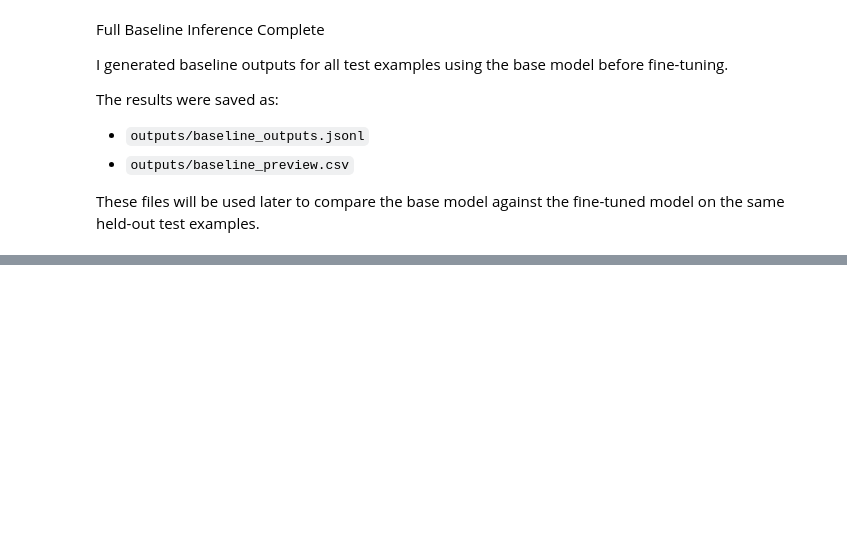
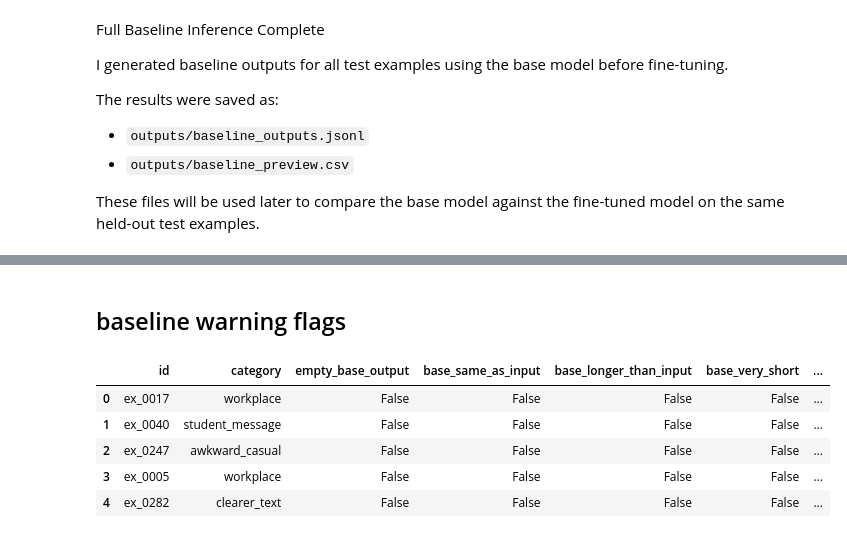
Before and after one commit to surabhi1914/human-message-rewriter, a Jupyter notebook: notebooks/03_baseline_inference.ipynb, the cells around one changed output, grey strips where cells are left out. Saved outputs shown, nothing was run; the diff lists cells and outputs as text; code cells hidden in the pictures; blank space fills up the shorter version.

```diff
--- a/notebooks/03_baseline_inference.ipynb
+++ b/notebooks/03_baseline_inference.ipynb
@@ -508,0 +609,38 @@ These files will be used later to compare the base model against the fine-tuned
+# %% [markdown]
+## baseline warning flags
+# %%
+baseline_df["empty_base_output"] = baseline_df["baseline_output"].str.strip() == ""
+
+baseline_df["base_same_as_input"] = (
+    baseline_df["baseline_output"].str.strip().str.lower()
+    == baseline_df["input"].str.strip().str.lower()
+)
+
+baseline_df["base_longer_than_input"] = (
+    baseline_df["baseline_output_word_count"] > baseline_df["input_word_count"] + 10
+)
+
+baseline_df["base_very_short"] = (
+    baseline_df["baseline_output_word_count"] < 3
+)
+
+baseline_df["raw_had_extra_text"] = (
+    baseline_df["extra_generated_words"] > 0
+)
+
+baseline_df[[
+    "id",
+    "category",
+    "empty_base_output",
+    "base_same_as_input",
+    "base_longer_than_input",
+    "base_very_short",
+    "raw_had_extra_text"
+]].head()
+# %% [output]
+|  | id | category | empty_base_output | base_same_as_input | base_longer_than_input | base_very_short | ... |
+| 0 | ex_0017 | workplace | False | False | False | False | ... |
+| 1 | ex_0040 | student_message | False | False | False | False | ... |
+| 2 | ex_0247 | awkward_casual | False | False | False | False | ... |
+| 3 | ex_0005 | workplace | False | False | False | False | ... |
+| 4 | ex_0282 | clearer_text | False | False | False | False | ... |
```
Also changed, not shown: parts of 29 cells of this notebook.
